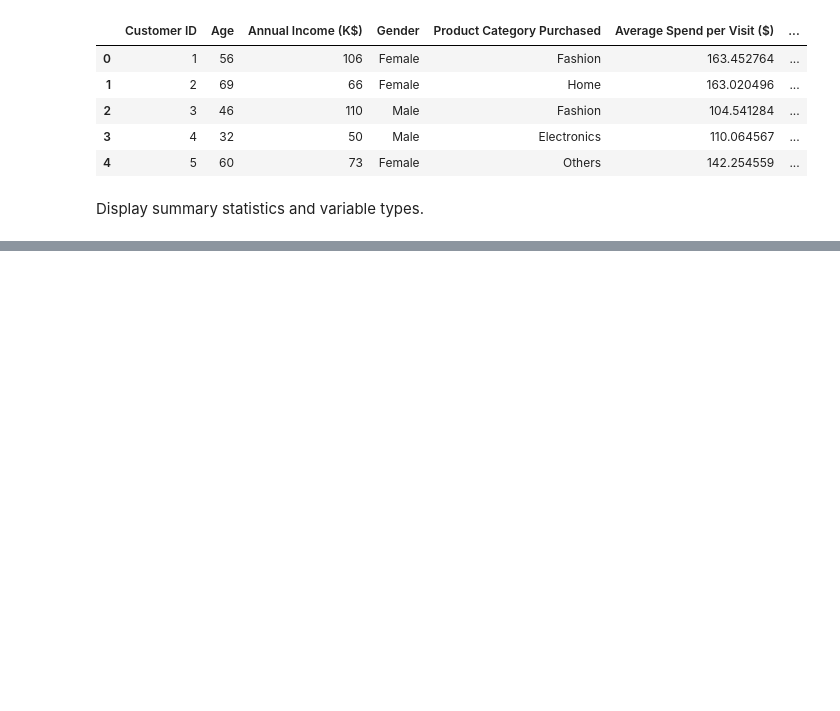
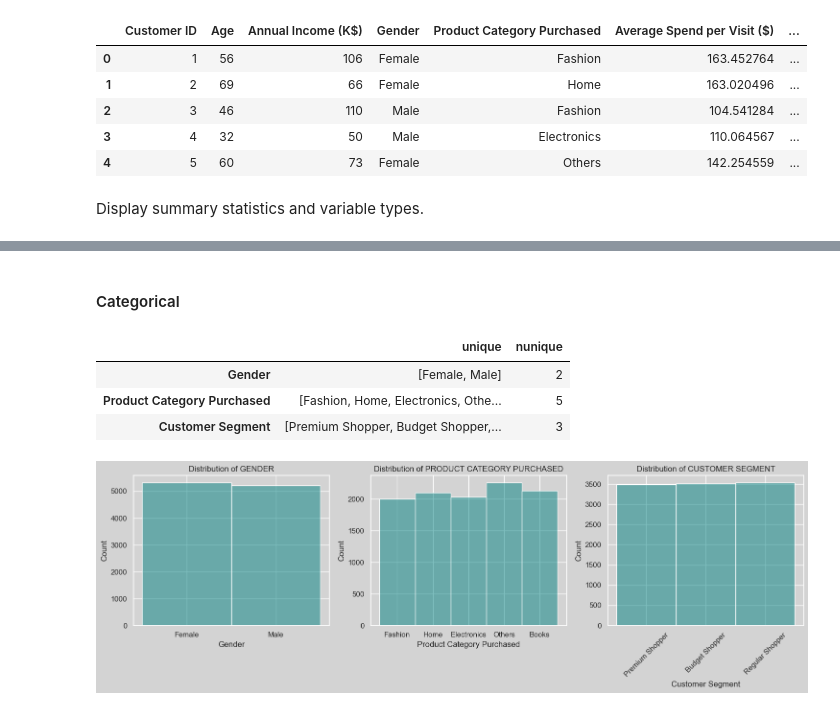
Before and after one commit to RomandRapido/DSC1105_EDA, a Jupyter notebook: FA6_Lansangan/FA6_Lansangan.ipynb, the cells around one changed output, grey strips where cells are left out. Saved outputs shown, nothing was run; the diff lists cells and outputs as text; code cells hidden in the pictures; blank space fills up the shorter version.

```diff
--- a/FA6_Lansangan/FA6_Lansangan.ipynb
+++ b/FA6_Lansangan/FA6_Lansangan.ipynb
@@ -182,24 +86,0 @@ sns.boxplot(np.log(df['sales_count']), orient="h")
-# %%
-fig, axes = plt.subplots(ncols=2, nrows=2, figsize=(10,10))
-axes = axes.flatten()
-
-for ind, col in enumerate(df.drop(columns=["sales_count", 'store_size_map']).columns):
-    if col == "store_size":
-        plot = pd.Categorical(df[col], categories=["small", "medium", "large"])
-    elif col in ["promo", 'holiday']:
-        plot = df[col].astype(str)
-    else:
-        plot=pd.Categorical(df[col], ordered=True)
-
-    sns.lineplot(
-        df,
-        x=plot,
-        y=df['sales_count'],
-        ax=axes[ind],
-        color="purple",
-        err_kws={"label": "Error Area"}
-    )
-    axes[ind].set_title(f"SALES COUNT vs {col.upper()}")
-
-plt.legend()
-plt.tight_layout()
@@ -316,0 +113,2 @@ dtype: float64
+# %%
+df.set_index("Customer ID", inplace=True)
@@ -316,0 +126,27 @@ dtype: float64
+# %% [markdown]
+#### Categorical
+# %%
+df.select_dtypes("object").agg(['unique', 'nunique']).T
+# %% [output]
+|  | unique | nunique |
+| Gender | [Female, Male] | 2 |
+| Product Category Purchased | [Fashion, Home, Electronics, Othe... | 5 |
+| Customer Segment | [Premium Shopper, Budget Shopper,... | 3 |
+# %%
+fig,ax = plt.subplots(ncols=3, figsize=(15,5))
+
+for i, col in enumerate(df.select_dtypes("object")):
+    sns.histplot(
+        df[col],
+        ax=ax[i],
+        alpha=0.5,
+        color="teal"
+    )
+    if i > 1:
+        ax[i].tick_params(axis='x', labelrotation=45)
+
+    ax[i].set_title(f"Distribution of {col.upper()}")
+
+plt.tight_layout()
+# %% [output]
+[figure, added]
```
Also changed, not shown: parts of 124 cells of this notebook.
